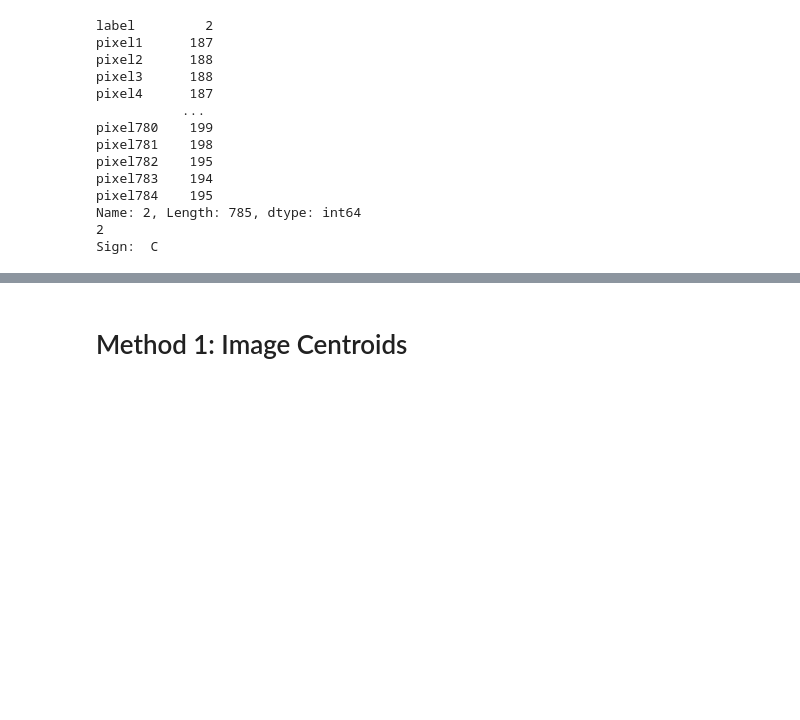
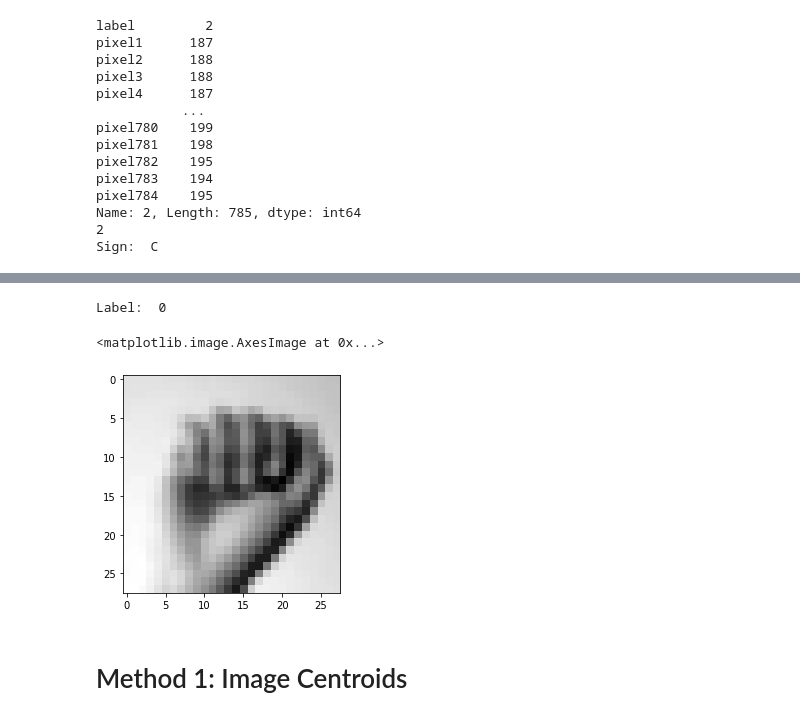
Before and after one commit to BenWSingleton/MA544Project, a Jupyter notebook: MA544_Project.ipynb, the cells around one changed output, grey strips where cells are left out. Cells and saved outputs as stored; diff of their text form; code cells hidden in the pictures; blank space fills up the shorter version.

```diff
--- a/MA544_Project.ipynb
+++ b/MA544_Project.ipynb
@@ -186,3 +296,43 @@ Sign:  C
+# %%
+test_image_A = Image.open("test_images/A.jpg")
+test_image_B = Image.open("test_images/B.jpg")
+test_image_L = Image.open("test_images/L.jpg")
+
+test_image_A = np.array(test_image_A.convert("L"))
+test_image_B = np.array(test_image_B.convert("L"))
+test_image_L = np.array(test_image_L.convert("L"))
+
+
+test_image_A_1D = test_image_A.ravel()
+test_image_B_1D = test_image_B.ravel()
+test_image_L_1D = test_image_L.ravel()
+
+def ops(test_img):
+    return (((test_img - train_mean) @ eigensigns_normal) @ eigensigns_normal_k_t) + train_mean
+
+test_image_A_final = ops(test_image_A_1D)
+test_image_B_final = ops(test_image_B_1D)
+test_image_L_final = ops(test_image_L_1D)
+
+
+distances = np.sqrt(np.sum((df_test.values[:,1:] - test_image_A_final)**2, axis=1))
+
+# Find the index of the row with the smallest distance
+min_idx = np.argmin(distances)
+
+closest_image = df_test.values[:,1:][min_idx].reshape((28, 28))
+
+print("Label: ", df_test.values[:,0][min_idx])
+
+plt.imshow(closest_image, cmap="gray")
+
+# for t in test_final:
+#     print(t.shape)
+#     break
+# %% [output]
+Label:  0
+<matplotlib.image.AxesImage at 0x...>
+[figure, added]
 # %% [markdown]
 # Method 1: Image Centroids
 # %%
```
Also changed, not shown: parts of 19 cells of this notebook, 13 other files.
